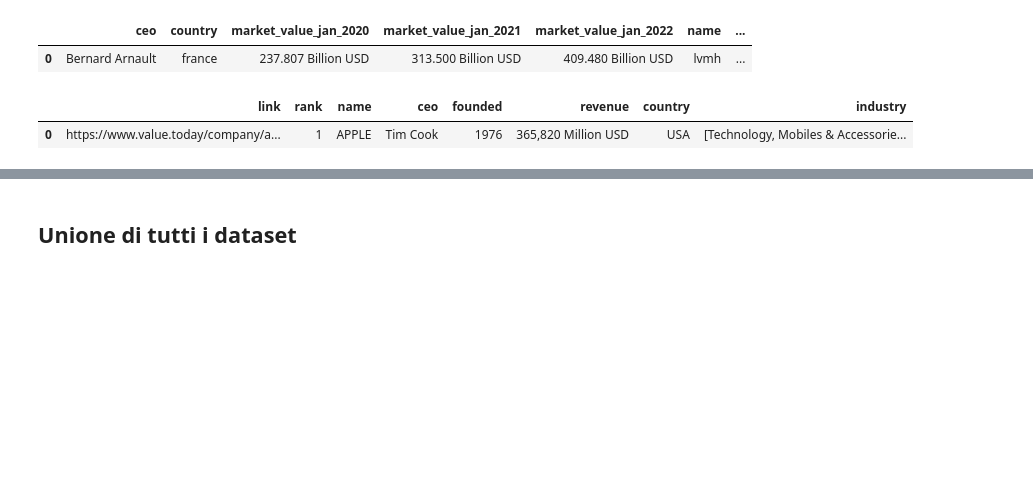
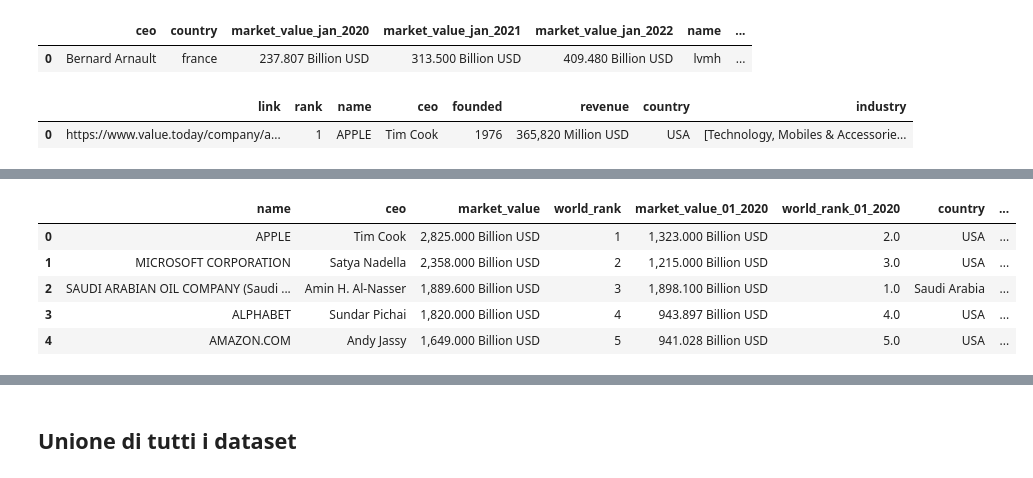
Before and after one commit to Elisabetta99/IDD_HW8, a Jupyter notebook: schemaAlignment.ipynb, the cells around one changed output, grey strips where cells are left out. Saved outputs shown, nothing was run; the diff lists cells and outputs as text; code cells hidden in the pictures; blank space fills up the shorter version.

```diff
--- a/schemaAlignment.ipynb
+++ b/schemaAlignment.ipynb
@@ -136,7 +166,10 @@ val7.head(1)
 # %%
-val1 = val1.rename(columns={'IPO Year':'ipo_year', 'Number of Employees':'number_of_employees', 'Country':'country', 'CEO':'ceo', 'Founded Year':'founded_year', 'Market Value':'market_value', 'Name':'name'}, inplace=True)
-val2 = val2.rename(columns={'marketValue':'market_value', 'marketCap':'market_cap', 'CEO':'ceo'}, inplace=True)
-val4 = val4.rename(columns={'market_capitalization_2022':'marketValue', 'employees_number':'number_of_employees', 'CEO':'ceo', 'headquarters_country':'country'}, inplace=True)
-val5 = val5.rename(columns={'market value (Jan-07-2022)':'market_value', 'world rank (Jan-07-2022)':'world_rank', 'market value (Jan 1st 2020)':'market_value_01_2020', 'world rank (Jan-2020)':'world_rank_01_2020', 'headquarters country':'country', 'number of employees':'number_of_employees', 'company business':'industry', 'annual revenue in USD':'annual_revenue_USD', 'annual net income in USD':'annual_net_income_USD', 'company website':'company_website'}, inplace=True)
-val6 = val6.rename(columns={'market_value_jan_2020':'market_value_01_2020', 'market_value_jan_2021':'market_value_01_2021', 'market_value_jan_2022':'market_value', 'employees_2022':'number_of_employees', 'revenue_2022':'revenue_2022', 'sector':'sector'}, inplace=True)
-val7 = val7.rename(columns={'link':'company_website', 'rank':'rank', 'founded':'founded_year', 'revenue':'revenue'}, inplace=True)
+val5 = val5.rename(columns={'market value (Jan-07-2022)':'market_value', 'world rank (Jan-07-2022)':'world_rank', 'market value (Jan 1st 2020)':'market_value_01_2020', 'world rank (Jan-2020)':'world_rank_01_2020', 'headquarters country':'country', 'number of employees':'number_of_employees', 'company business':'industry', 'annual revenue in USD':'annual_revenue_USD', 'annual net income in USD':'annual_net_income_USD', 'company website':'company_website'})
+val5.head()
+# %% [output]
+|  | name | ceo | market_value | world_rank | market_value_01_2020 | world_rank_01_2020 | country | ... |
+| 0 | APPLE | Tim Cook | 2,825.000 Billion USD | 1 | 1,323.000 Billion USD | 2.0 | USA | ... |
+| 1 | MICROSOFT CORPORATION | Satya Nadella | 2,358.000 Billion USD | 2 | 1,215.000 Billion USD | 3.0 | USA | ... |
+| 2 | SAUDI ARABIAN OIL COMPANY (Saudi ... | Amin H. Al-Nasser | 1,889.600 Billion USD | 3 | 1,898.100 Billion USD | 1.0 | Saudi Arabia | ... |
+| 3 | ALPHABET | Sundar Pichai | 1,820.000 Billion USD | 4 | 943.897 Billion USD | 4.0 | USA | ... |
+| 4 | AMAZON.COM | Andy Jassy | 1,649.000 Billion USD | 5 | 941.028 Billion USD | 5.0 | USA | ... |
```
Also changed, not shown: parts of 7 cells of this notebook.
